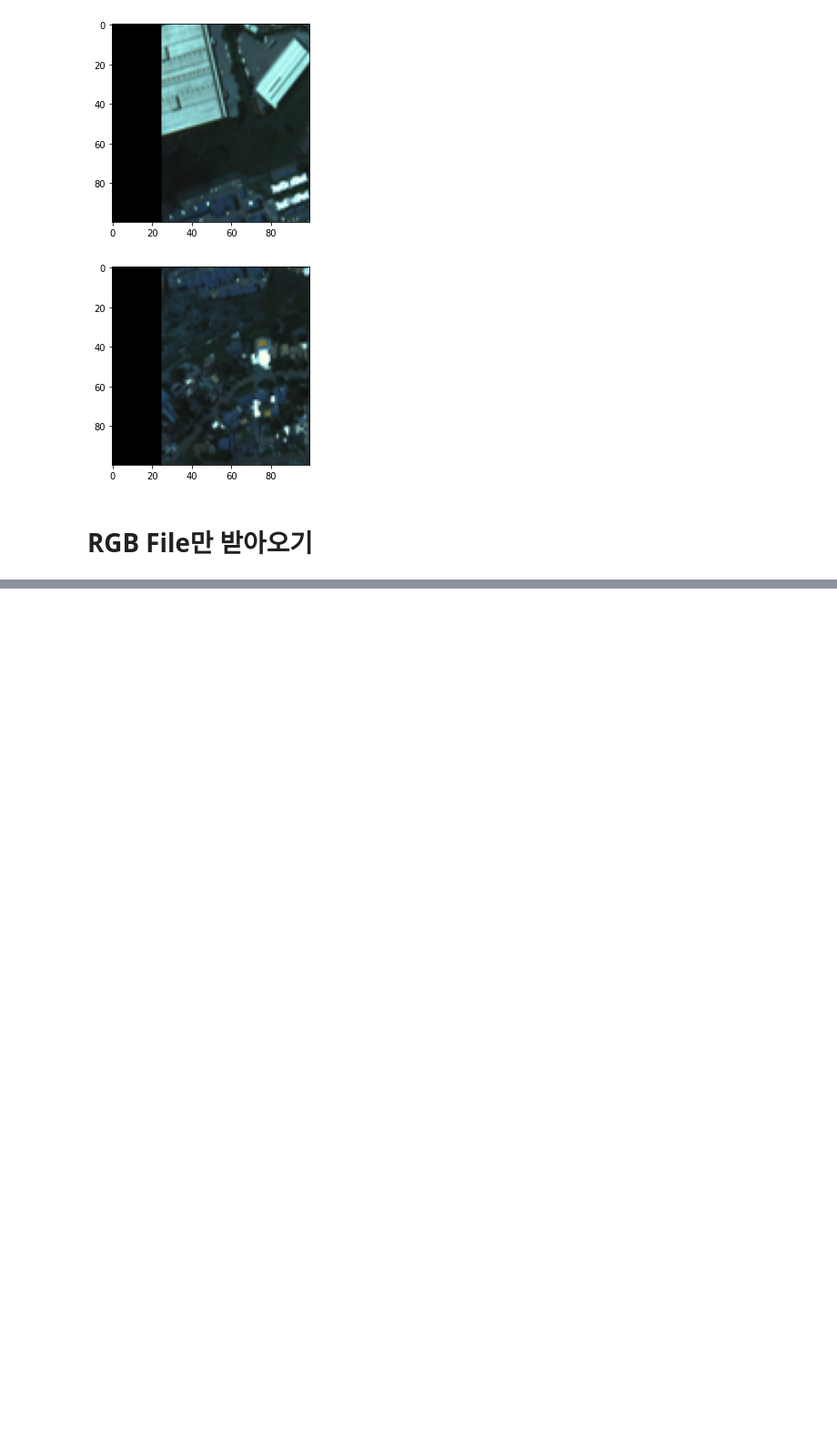
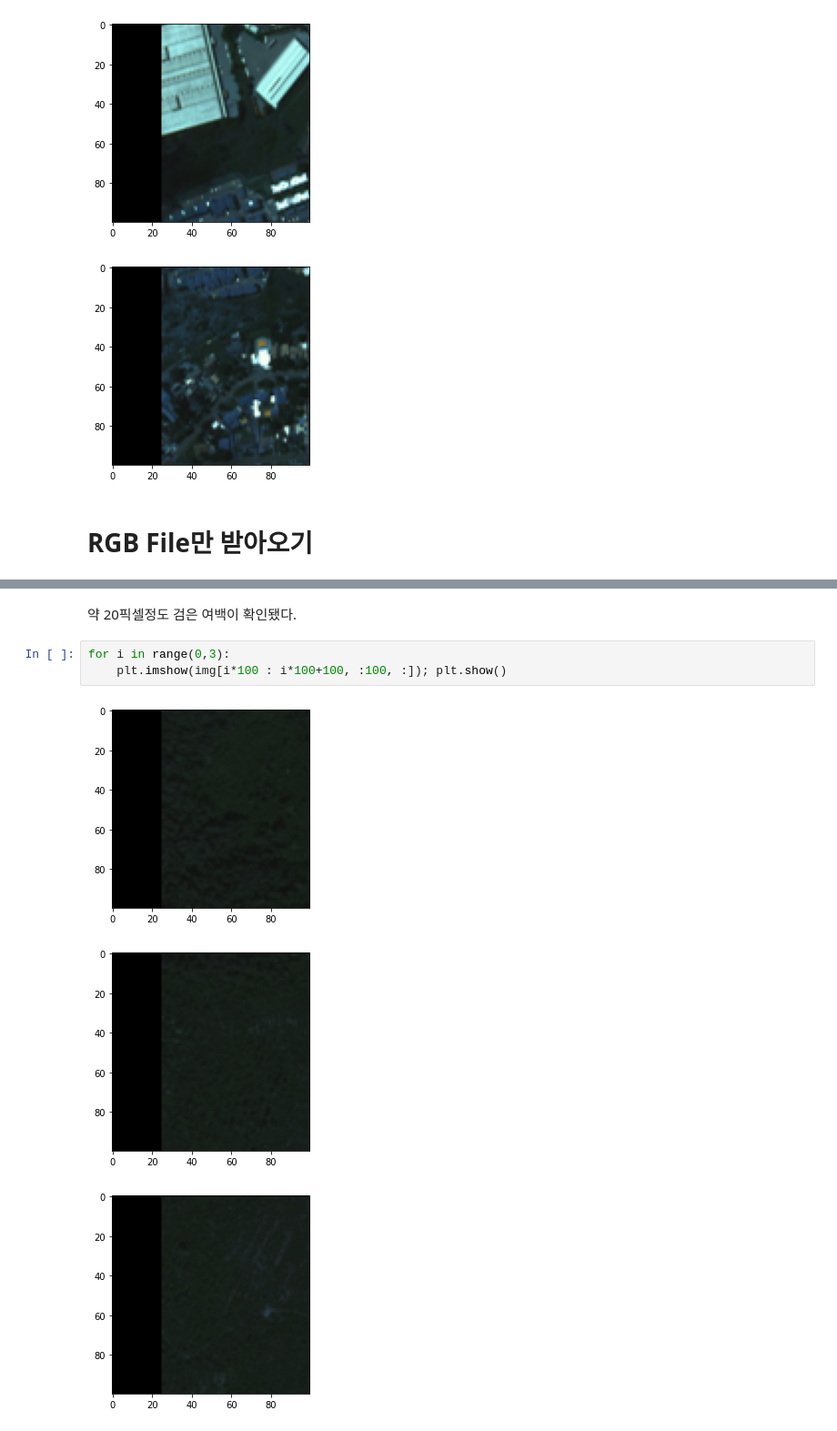
Before and after one commit to TEAM-LuckyDay/Cloud_segmentation, a Jupyter notebook: file_mount_test.ipynb, the cells around one changed output, grey strips where cells are left out. Shown at 91% size. Saved outputs shown, nothing was run; the diff lists cells and outputs as text; blank space fills up the shorter version.

```diff
--- a/file_mount_test.ipynb
+++ b/file_mount_test.ipynb
@@ -135,0 +108,9 @@ CLD00005_RGB_K3A_NIA0005.png
+# %% [markdown]
+약 20픽셀정도 검은 여백이 확인됐다.
+# %%
+for i in range(0,3):
+    plt.imshow(img[i*100 : i*100+100, :100, :]); plt.show()
+# %% [output]
+[figure, added]
+[figure, added]
+[figure, added]
```
Also changed, not shown: parts of 41 cells of this notebook.
